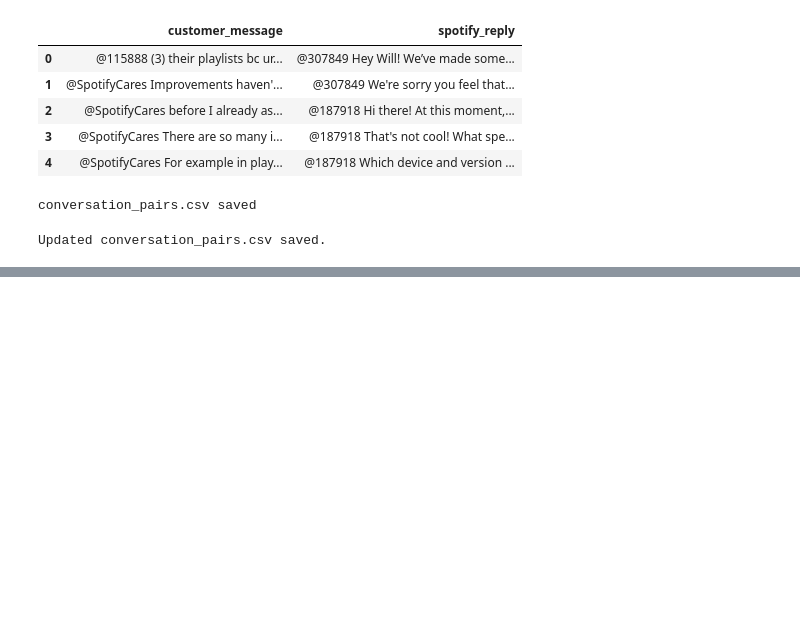
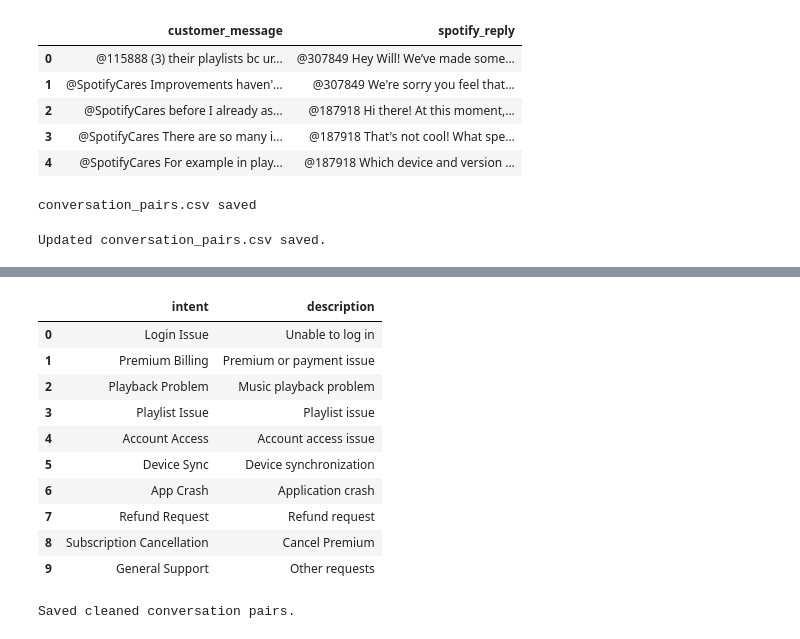
Before and after one commit to Rukshana-S/hiver-spotify-ai-support-agent, a Jupyter notebook: 01_spotify_data_preprocessing.ipynb, the cells around one changed output, grey strips where cells are left out. Cells and saved outputs as stored; diff of their text form; code cells hidden in the pictures; blank space fills up the shorter version.

```diff
--- a/01_spotify_data_preprocessing.ipynb
+++ b/01_spotify_data_preprocessing.ipynb
@@ -476,0 +600,55 @@ Updated conversation_pairs.csv saved.
+# %%
+intent_mapping = pd.DataFrame({
+    "intent":[
+        "Login Issue",
+        "Premium Billing",
+        "Playback Problem",
+        "Playlist Issue",
+        "Account Access",
+        "Device Sync",
+        "App Crash",
+        "Refund Request",
+        "Subscription Cancellation",
+        "General Support"
+    ],
+    "description":[
+        "Unable to log in",
+        "Premium or payment issue",
+        "Music playback problem",
+        "Playlist issue",
+        "Account access issue",
+        "Device synchronization",
+        "Application crash",
+        "Refund request",
+        "Cancel Premium",
+        "Other requests"
+    ]
+})
+
+intent_mapping.to_csv(
+    "/content/drive/MyDrive/Hiver_Spotify_AI/evaluation/intent_mapping.csv",
+    index=False
+)
+
+intent_mapping
+# %% [output]
+|  | intent | description |
+| 0 | Login Issue | Unable to log in |
+| 1 | Premium Billing | Premium or payment issue |
+| 2 | Playback Problem | Music playback problem |
+| 3 | Playlist Issue | Playlist issue |
+| 4 | Account Access | Account access issue |
+| 5 | Device Sync | Device synchronization |
+| 6 | App Crash | Application crash |
+| 7 | Refund Request | Refund request |
+| 8 | Subscription Cancellation | Cancel Premium |
+| 9 | General Support | Other requests |
+# %%
+conversation_pairs.to_csv(
+    "/content/drive/MyDrive/Hiver_Spotify_AI/processed/conversation_pairs_cleaned.csv",
+    index=False
+)
+
+print("Saved cleaned conversation pairs.")
+# %% [output]
+Saved cleaned conversation pairs.
```
Also changed, not shown: parts of 5 cells of this notebook.
